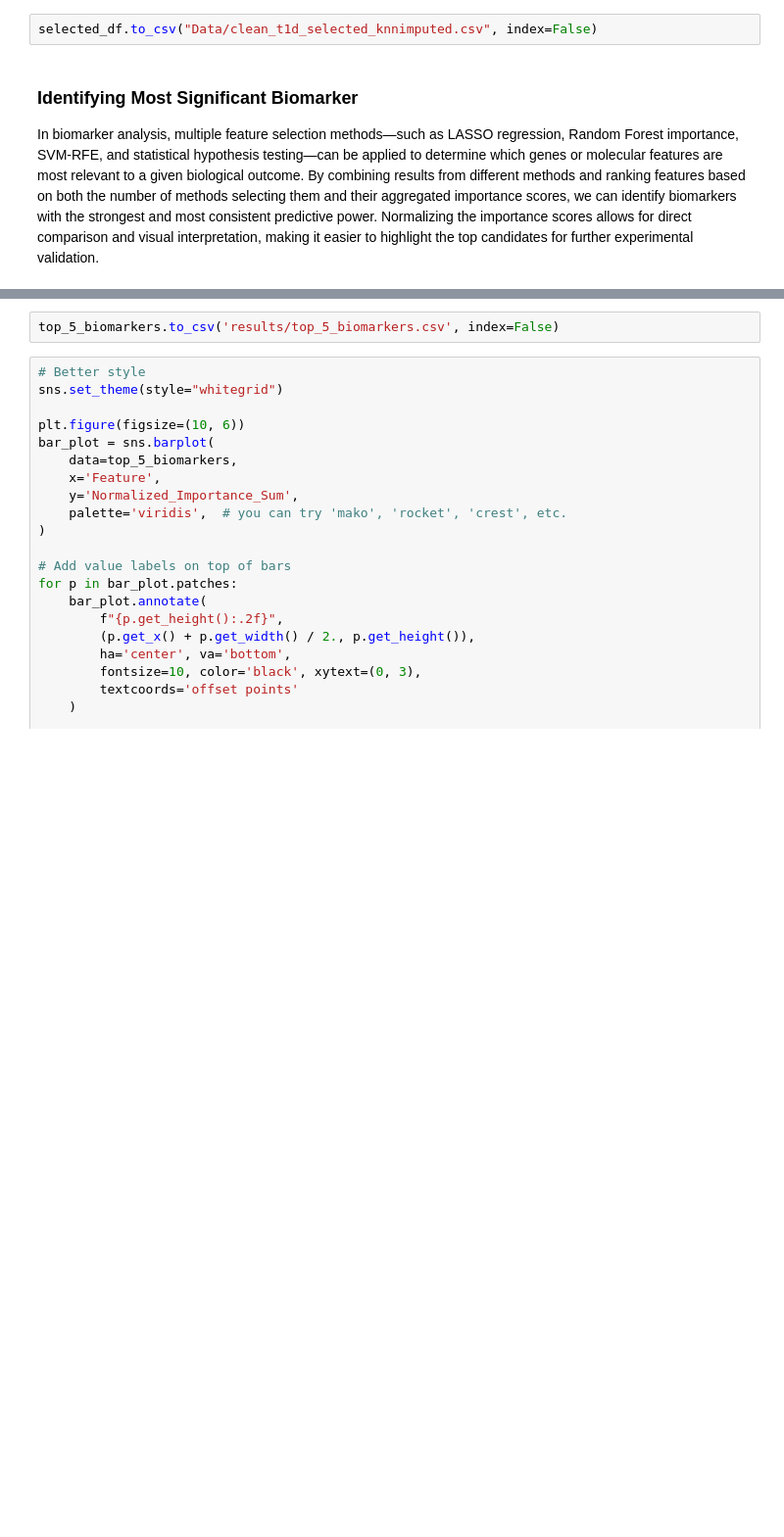
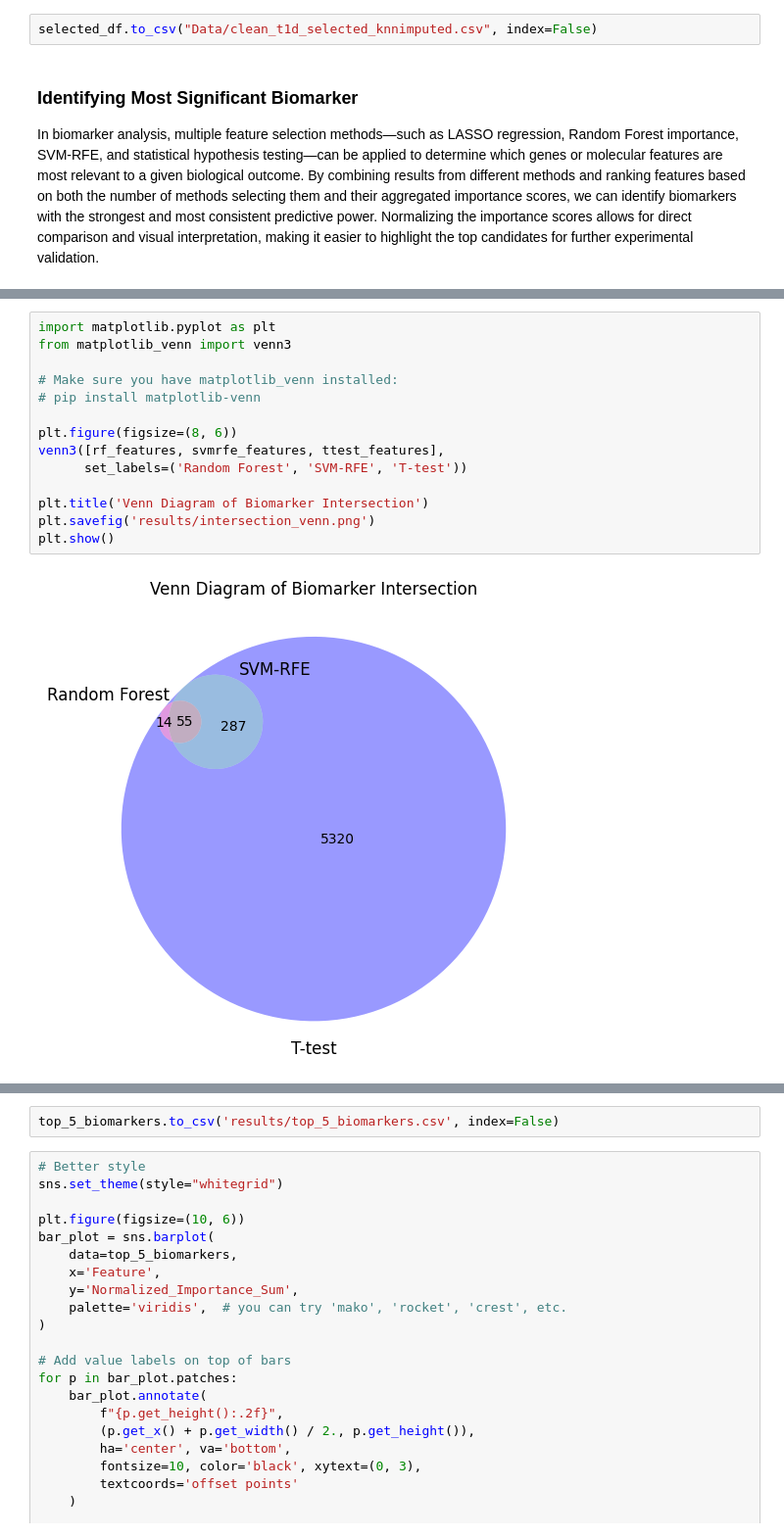
Before and after one commit to sazidshahjada/T1D-GeneExp-Classifier, a Jupyter notebook: t1d_clening_eda_modeling.ipynb, the cells around one changed output, grey strips where cells are left out. Shown at 98% size. Cells and saved outputs as stored; diff of their text form; blank space fills up the shorter version.

Commit message:
venn added

```diff
--- a/t1d_clening_eda_modeling.ipynb
+++ b/t1d_clening_eda_modeling.ipynb
@@ -609,0 +620,16 @@ Top 5 Most Significant Biomarkers:
+# %%
+import matplotlib.pyplot as plt
+from matplotlib_venn import venn3
+
+# Make sure you have matplotlib_venn installed:
+# pip install matplotlib-venn
+
+plt.figure(figsize=(8, 6))
+venn3([rf_features, svmrfe_features, ttest_features],
+      set_labels=('Random Forest', 'SVM-RFE', 'T-test'))
+
+plt.title('Venn Diagram of Biomarker Intersection')
+plt.savefig('results/intersection_venn.png')
+plt.show()
+# %% [output]
+[figure, added]
```
Also changed, not shown: parts of 2 cells of this notebook, 1 other file.
